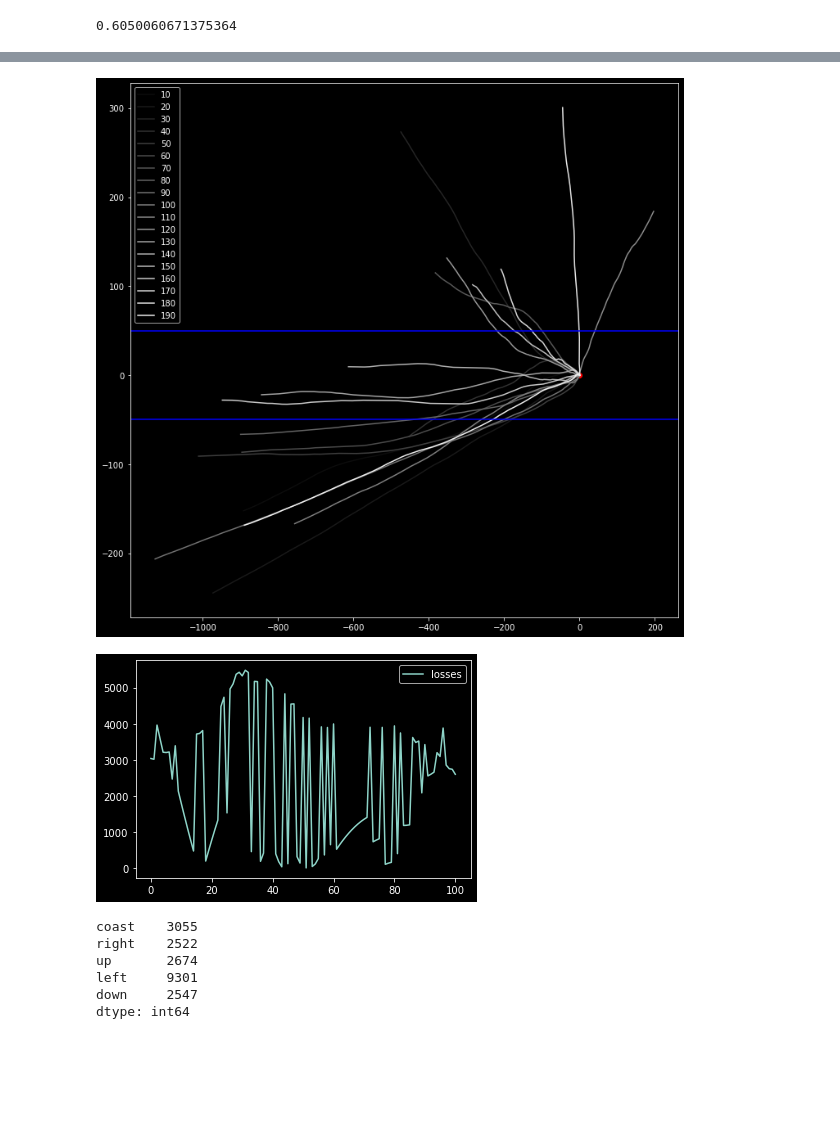
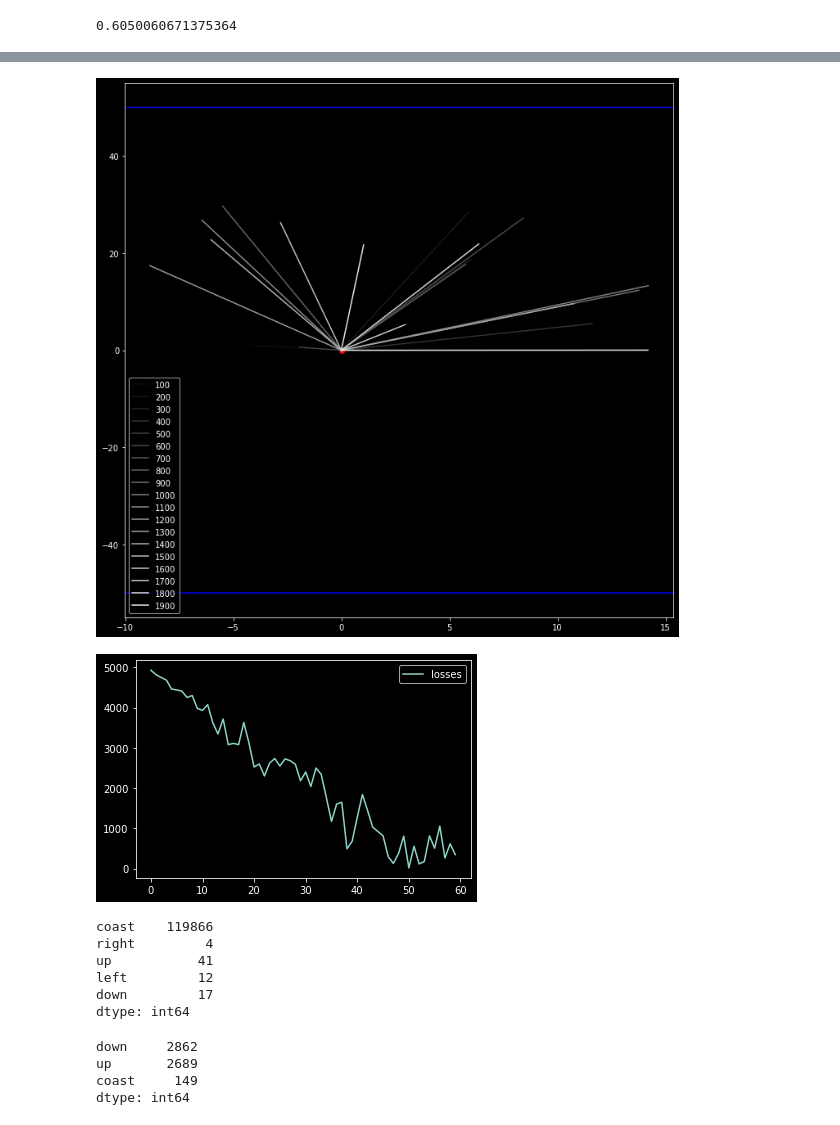
Before and after one commit to dtersegno/cannon, a Jupyter notebook: floater.ipynb, the cells around one changed output, grey strips where cells are left out. Saved outputs shown, nothing was run; the diff lists cells and outputs as text; code cells hidden in the pictures; blank space fills up the shorter version.

Commit message:
slow learning

```diff
--- a/floater.ipynb
+++ b/floater.ipynb
@@ -159,7 +159,7 @@ Rocket out of fuel at 100.09999999999859
 [figure]
 # %%
 class Pilot(tf.keras.Model):
-    def __init__(self, num_outputs = 5, common_layer_size = 4):
+    def __init__(self, num_outputs = 5, common_layer_size = 128):
         super().__init__()
         tf.random.set_seed(5550)
         self.common1 = tf.keras.layers.Dense(common_layer_size, activation='relu')
@@ -183,7 +183,7 @@ rng = np.random.default_rng(seed)
 num_actions = 5
 pilot = Pilot(num_outputs=num_actions)
 # %%
-learning_rate = tf.keras.optimizers.schedules.ExponentialDecay(0.0005, 50, 0.99)
+learning_rate = tf.keras.optimizers.schedules.ExponentialDecay(0.0001, 50, 0.99)
 optimizer = tf.optimizers.SGD(learning_rate=learning_rate)
 
 #learning_rate = 0.0001
@@ -197,12 +197,12 @@ huber = tf.losses.Huber()
 
 target_altitude = 50.
 
-num_epochs = 200
+num_epochs = 2000
 num_updates = 20
 update_period = num_epochs // num_updates
 epoch_count = 0.
 
-max_time = 10.
+max_time = 30.
 
 
 
@@ -211,7 +211,7 @@ plt.figure(figsize = (12,12))
 all_action_history = []
 for epoch in range(1,num_epochs):
     init_vel = rng.random(2) - np.array([0.5,0.])
-    rocket = Rocket(time_step = 0.1, fuel_rate=0.05, init_velocity=init_vel)
+    rocket = Rocket(time_step = 0.5, fuel_rate=0.05, init_velocity=init_vel)
     state = rocket.get_state()
     with tf.GradientTape() as tape:
         errors_history = []
@@ -284,8 +284,15 @@ Epoch 190, total loss 14232.88, remaining fuel 9.555, time 10.10 sec
-[figure, old version]
+[figure, new version]
-[figure, old version]
+[figure, new version]
-coast    3055
-right    2522
-up       2674
-left     9301
-down     2547
+coast    119866
+right         4
+up           41
+left         12
+down         17
 dtype: int64
+# %%
+pd.Series(all_action_history).replace(directions_dict).value_counts()
+# %% [output]
+down     2862
+up       2689
+coast     149
+dtype: int64
```
Also changed, not shown: parts of 1 cell of this notebook.
